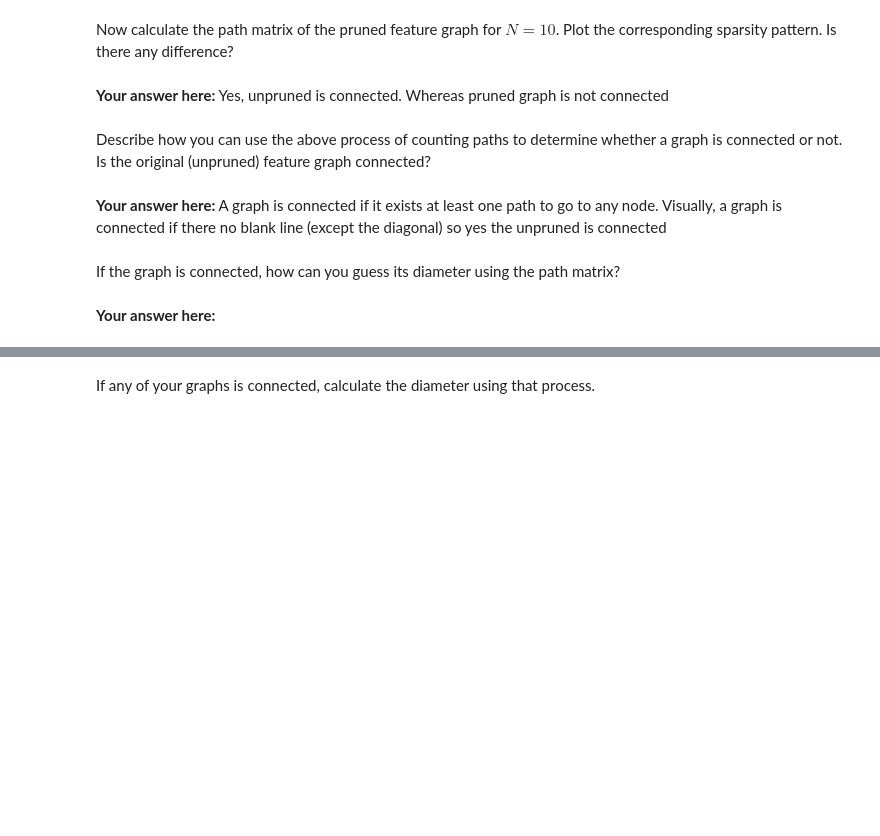
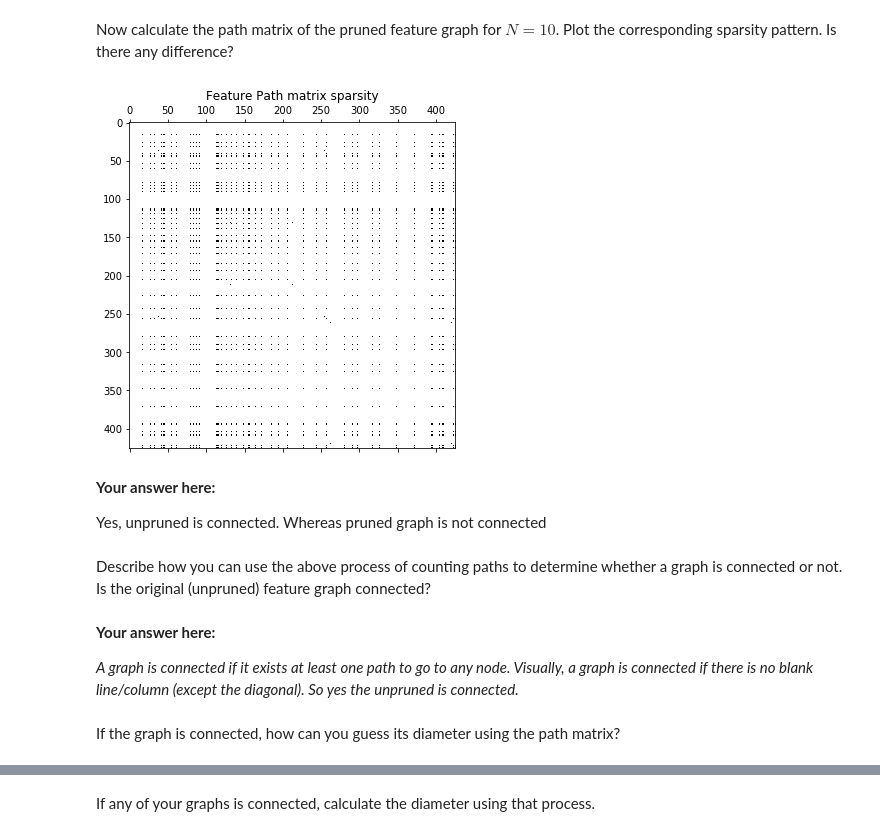
Before and after one commit to raphaelreis/ntds_2019, a Jupyter notebook: assignments/1_network_science.ipynb, the cells around one changed output, grey strips where cells are left out. Cells and saved outputs as stored; diff of their text form; code cells hidden in the pictures; blank space fills up the shorter version.

```diff
--- a/assignments/1_network_science.ipynb
+++ b/assignments/1_network_science.ipynb
@@ -345,7 +456,10 @@ Calculate the path matrices for both the citation and the unpruned feature graph
 
 **Hint:** Use [powers of the adjacency matrix](https://en.wikipedia.org/wiki/Adjacency_matrix#Matrix_powers).
 # %%
-from numpy.linalg import matrix_power
+#Helper functions to calculate the path matrix
 def compute_matrix_power(matrix, n):
-    '''The resulting matrix gives at position (i,j) the number of path of length n from i to j'''
+    '''The resulting matrix gives at position (i,j) the number of shortest path of length n from i to j'''
     return matrix_power(matrix, n+1)
+
+def compute_path_matrix(matrix, largest_path_length):
+    return sum([compute_matrix_power(matrix, i) for i in range(largest_path_length)])
@@ -366,18 +479,23 @@ axes[1].spy(path_matrix_feature, marker=1);
 # %% [markdown]
 Now calculate the path matrix of the pruned feature graph for $N=10$. Plot the corresponding sparsity pattern. Is there any difference?
 # %%
+#Compute the path matrix for a feature graph with same number of edges as citation graph
 path_matrix_pruned = compute_path_matrix(A_feature_pruned, 10)
 
 plt.figure(figsize=(12, 6))
 plt.title('Feature Path matrix sparsity')
-plt.spy(path_matrix_pruned, marker=1);
+plt.spy(path_matrix_pruned);
+# %% [output]
+[figure, added]
 # %% [markdown]
-**Your answer here:** Yes, unpruned is connected. Whereas pruned graph is not connected
+**Your answer here:**
+
+Yes, unpruned is connected. Whereas pruned graph is not connected
 # %% [markdown]
 Describe how you can use the above process of counting paths to determine whether a graph is connected or not. Is the original (unpruned) feature graph connected?
 # %% [markdown]
-**Your answer here:** A graph is connected if it exists at least one path to go to any node. Visually, a graph is connected if there no blank line (except the diagonal) so yes the unpruned is connected
+**Your answer here:**
+
+_A graph is connected if it exists at least one path to go to any node. Visually, a graph is connected if there is no blank line/column (except the diagonal). So yes the unpruned is connected._
 # %% [markdown]
 If the graph is connected, how can you guess its diameter using the path matrix?
-# %% [markdown]
-**Your answer here:**
```
Also changed, not shown: parts of 88 cells of this notebook.
